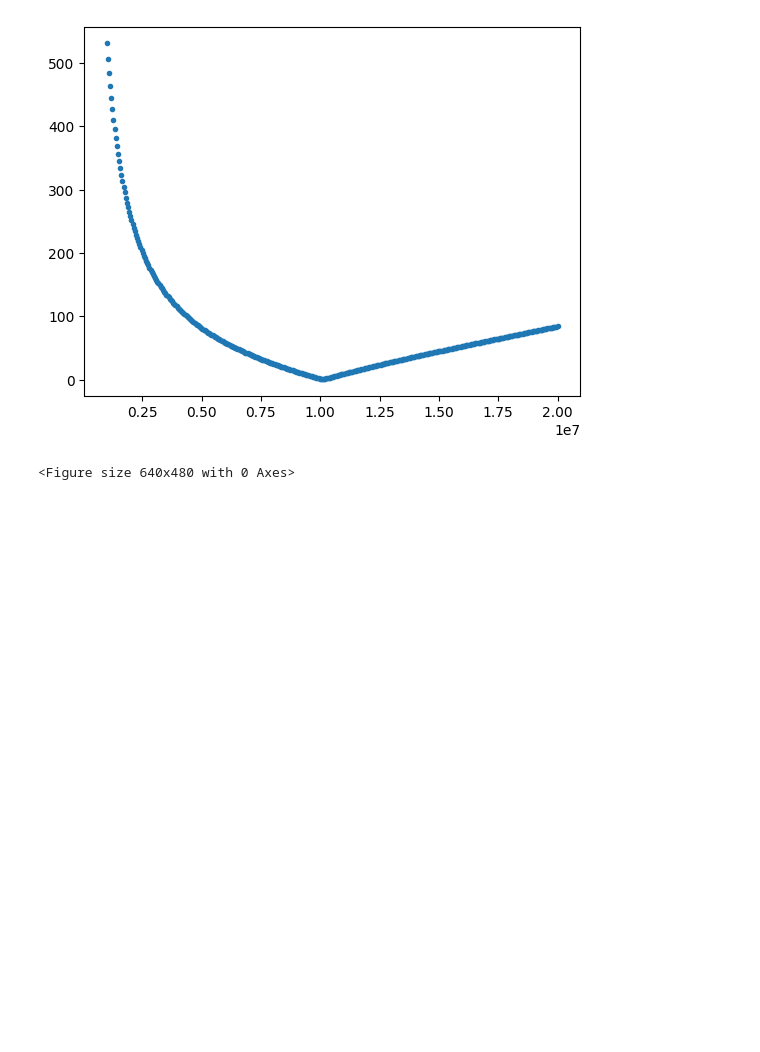
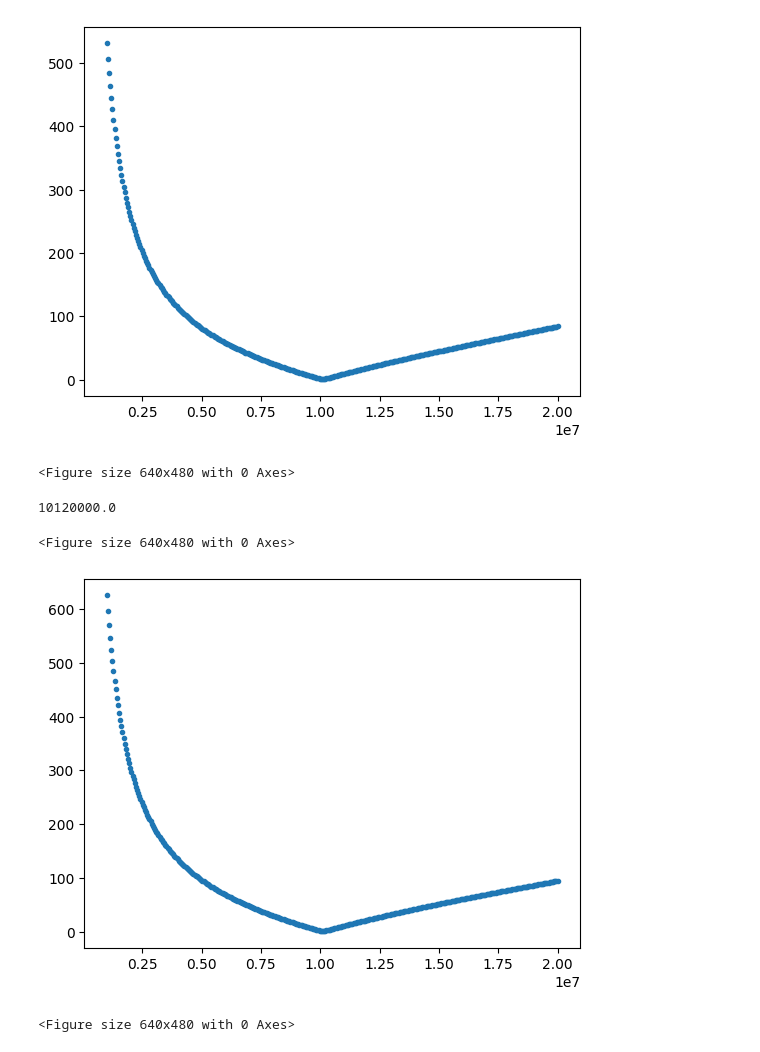
Before and after one commit to tyaxm/cyclotron, a Jupyter notebook: src/varicon.ipynb, the cells around one changed output. Cells and saved outputs as stored; diff of their text form; code cells hidden in the pictures; blank space fills up the shorter version.

```diff
--- a/src/varicon.ipynb
+++ b/src/varicon.ipynb
@@ -303,8 +303,13 @@ plt.figure()
 [figure]
 <Figure size 640x480 with 0 Axes>
 # %%
-data = np.loadtxt("../data/LCprimary_ajusted_2026_4_16_2026_4_16.s1p", delimiter=" ")
+data = np.loadtxt("../data/LCprimary_ajusted_ver2_2026_4_16.s1p", delimiter=" ")
 freq, Z = stoz.direct(data)
 plt.plot(freq, np.abs(Z), ".")
 print(float(freq[np.argmin(np.abs(Z))]))
 plt.figure()
+# %% [output]
+10120000.0
+<Figure size 640x480 with 0 Axes>
+[figure, added]
+<Figure size 640x480 with 0 Axes>
```
Also changed, not shown: 1 other file.
